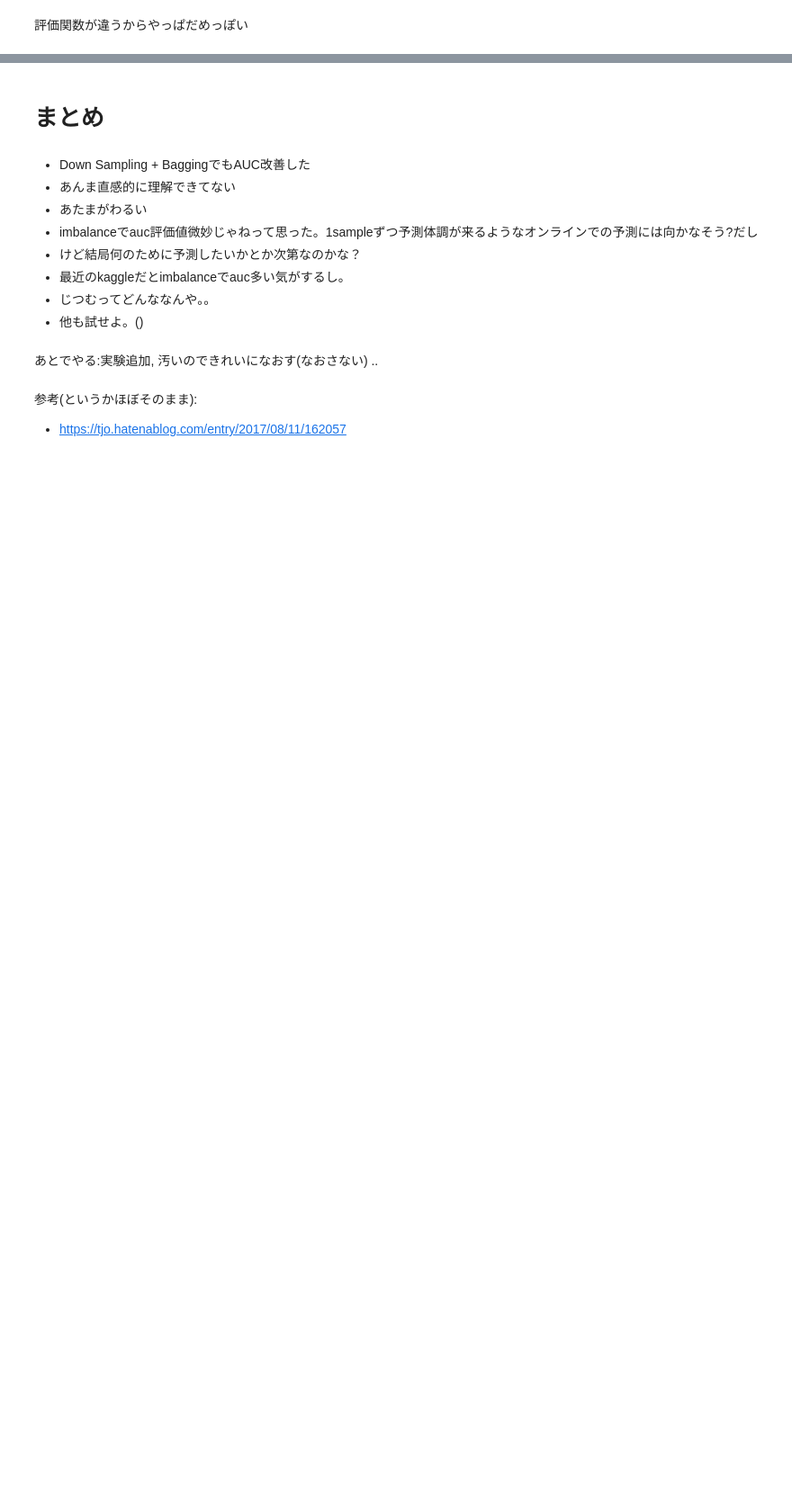
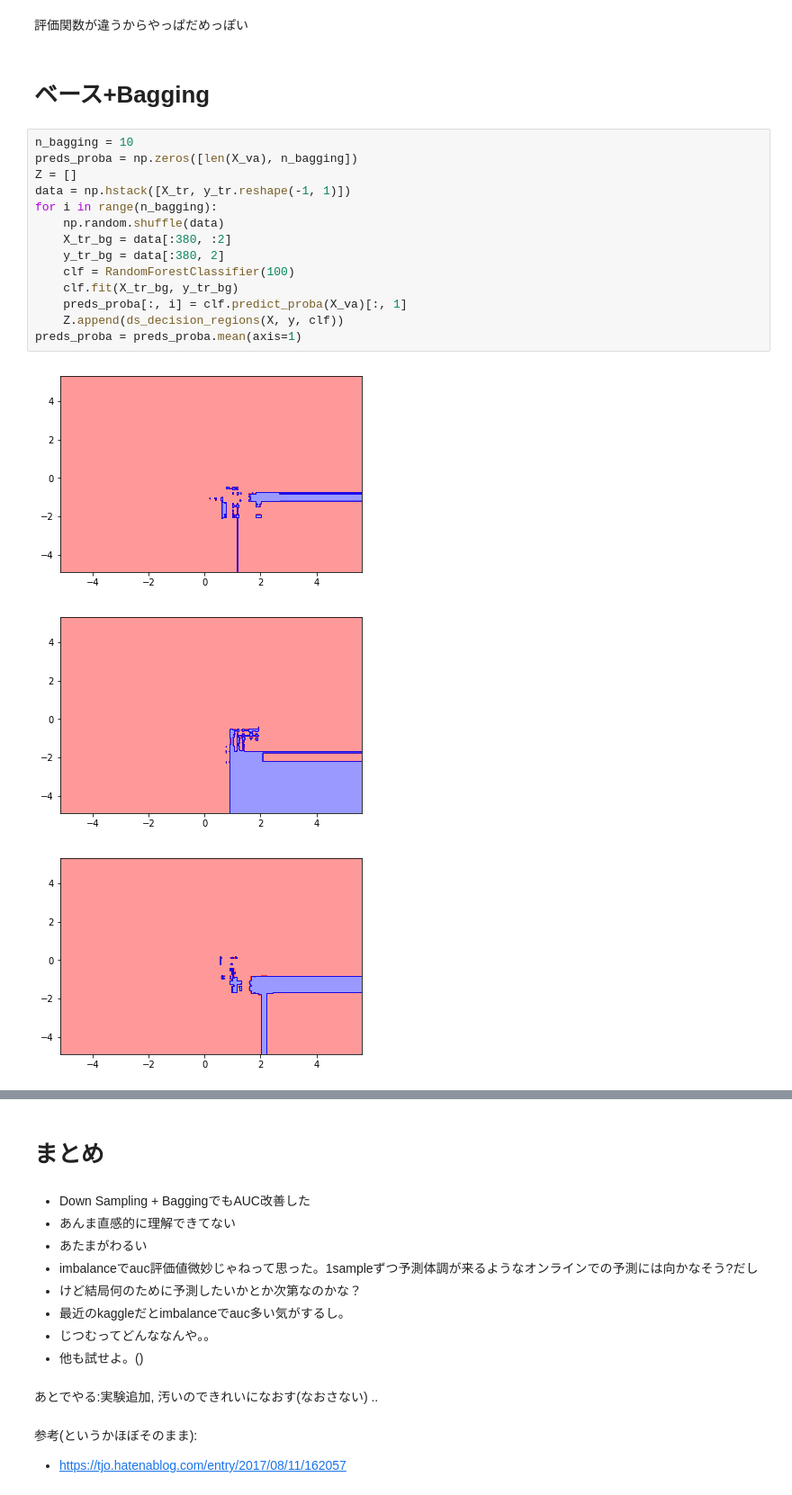
Before and after one commit to ysugachem/playground, a Jupyter notebook: (imbalance)クラス分類.ipynb, the cells around one changed output, grey strips where cells are left out. Shown at 90% size. Cells and saved outputs as stored; diff of their text form; blank space fills up the shorter version.

```diff
--- a/(imbalance)クラス分類.ipynb
+++ b/(imbalance)クラス分類.ipynb
@@ -343,2 +343,22 @@ auc :  0.872083333333
 # %% [markdown]
 評価関数が違うからやっぱだめっぽい
+# %% [markdown]
+# ベース+Bagging
+# %%
+n_bagging = 10
+preds_proba = np.zeros([len(X_va), n_bagging])
+Z = []
+data = np.hstack([X_tr, y_tr.reshape(-1, 1)])
+for i in range(n_bagging):
+    np.random.shuffle(data)
+    X_tr_bg = data[:380, :2]
+    y_tr_bg = data[:380, 2]
+    clf = RandomForestClassifier(100)
+    clf.fit(X_tr_bg, y_tr_bg)
+    preds_proba[:, i] = clf.predict_proba(X_va)[:, 1]
+    Z.append(ds_decision_regions(X, y, clf))
+preds_proba = preds_proba.mean(axis=1)
+# %% [output]
+[figure, added]
+[figure, added]
+[figure, added]
```
Also changed, not shown: parts of 13 cells of this notebook.
